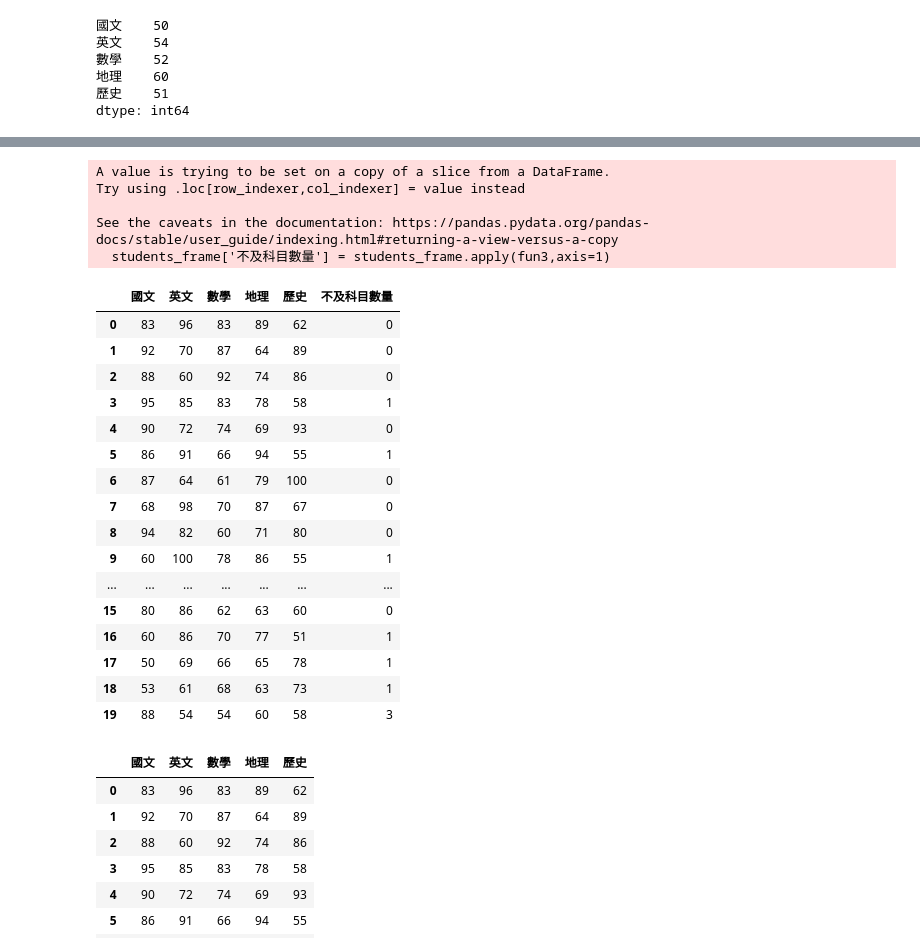
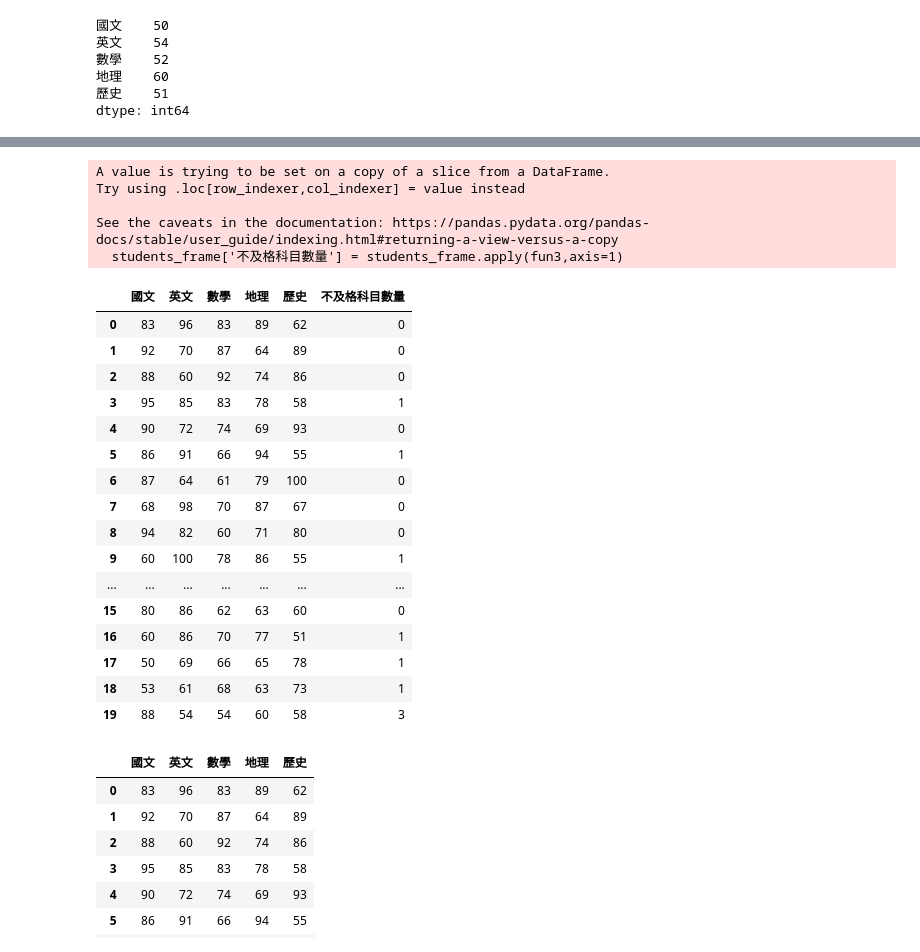
Before and after one commit to yunjinglu/python, a Jupyter notebook: lesson20_1.ipynb, the cells around one changed output, grey strips where cells are left out. Cells and saved outputs as stored; diff of their text form; code cells hidden in the pictures.

```diff
--- a/lesson20_1.ipynb
+++ b/lesson20_1.ipynb
@@ -287,15 +307,15 @@ students_frame.apply(fun3,axis=1)
 19    3
 dtype: int64
 # %%
-students_frame['不及科目數量'] = students_frame.apply(fun3,axis=1)
+students_frame['不及格科目數量'] = students_frame.apply(fun3,axis=1)
 students_frame
 # %% [output]
 A value is trying to be set on a copy of a slice from a DataFrame.
 Try using .loc[row_indexer,col_indexer] = value instead
 
 See the caveats in the documentation: https://pandas.pydata.org/pandas-docs/stable/user_guide/indexing.html#returning-a-view-versus-a-copy
-  students_frame['不及科目數量'] = students_frame.apply(fun3,axis=1)
+  students_frame['不及格科目數量'] = students_frame.apply(fun3,axis=1)
-|  | 國文 | 英文 | 數學 | 地理 | 歷史 | 不及科目數量 |
+|  | 國文 | 英文 | 數學 | 地理 | 歷史 | 不及格科目數量 |
 | 0 | 83 | 96 | 83 | 89 | 62 | 0 |
 | 1 | 92 | 70 | 87 | 64 | 89 | 0 |
 | 2 | 88 | 60 | 92 | 74 | 86 | 0 |
```
Also changed, not shown: parts of 1 cell of this notebook.
